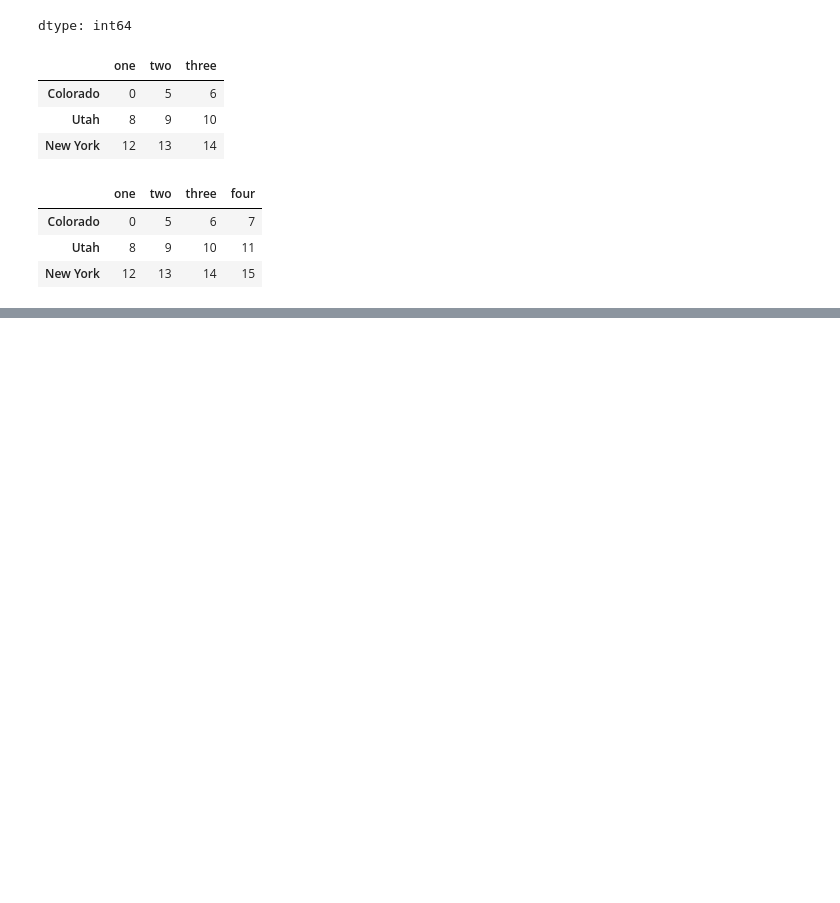
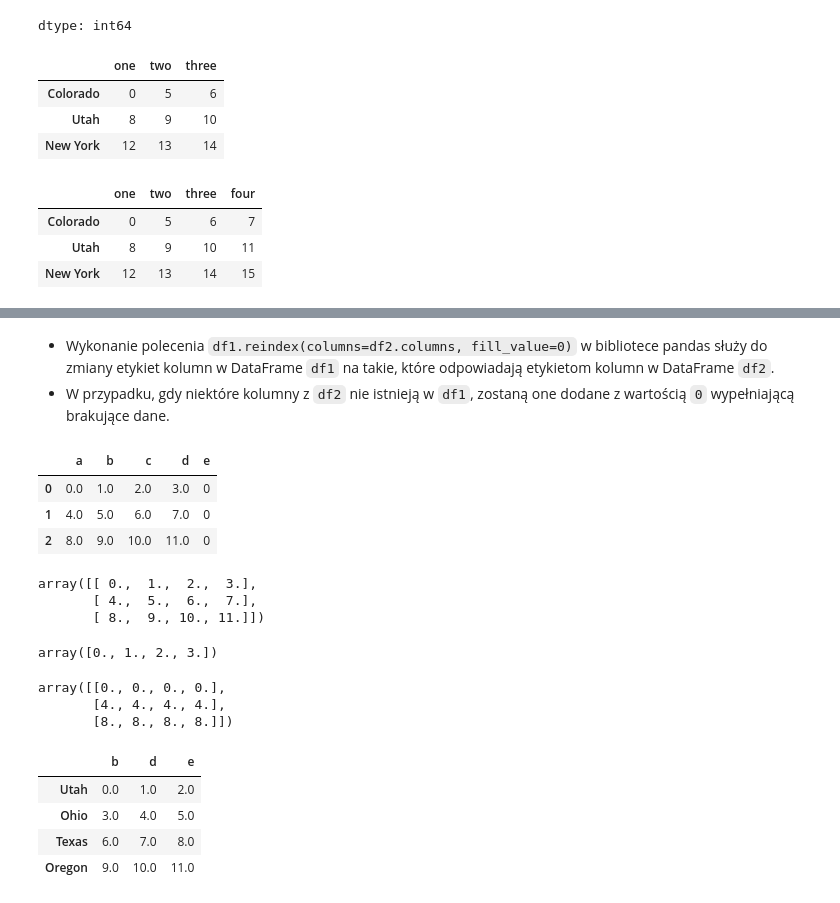
Before and after one commit to url-github/Pandas, a Jupyter notebook: 005_PywAD_Praca_z_biblioteką_Pandas.ipynb, the cells around one changed output, grey strips where cells are left out. Drawn from its saved outputs; the diff is of its cells as text; code cells hidden in the pictures; blank space fills up the shorter version.

Commit message:
005_PywAD_Praca_z_biblioteką_Pandas

```diff
--- a/005_PywAD_Praca_z_biblioteką_Pandas.ipynb
+++ b/005_PywAD_Praca_z_biblioteką_Pandas.ipynb
@@ -1041,0 +1192,37 @@ frame - series
+# %% [markdown]
+- Wykonanie polecenia `df1.reindex(columns=df2.columns, fill_value=0)` w bibliotece pandas służy do zmiany etykiet kolumn w DataFrame `df1` na takie, które odpowiadają etykietom kolumn w DataFrame `df2`.
+- W przypadku, gdy niektóre kolumny z `df2` nie istnieją w `df1`, zostaną one dodane z wartością `0` wypełniającą brakujące dane.
+# %%
+df1.reindex(columns=df2.columns, fill_value=0)
+# %% [output]
+|  | a | b | c | d | e |
+| 0 | 0.0 | 1.0 | 2.0 | 3.0 | 0 |
+| 1 | 4.0 | 5.0 | 6.0 | 7.0 | 0 |
+| 2 | 8.0 | 9.0 | 10.0 | 11.0 | 0 |
+# %%
+arr = np.arange(12.).reshape((3, 4))
+arr
+# %% [output]
+array([[ 0.,  1.,  2.,  3.],
+       [ 4.,  5.,  6.,  7.],
+       [ 8.,  9., 10., 11.]])
+# %%
+arr[0]
+# %% [output]
+array([0., 1., 2., 3.])
+# %%
+arr - arr[0]
+# %% [output]
+array([[0., 0., 0., 0.],
+       [4., 4., 4., 4.],
+       [8., 8., 8., 8.]])
+# %%
+frame = pd.DataFrame(np.arange(12.).reshape((4, 3)), columns=list("bde"),
+                     index=["Utah", "Ohio", "Texas", "Oregon"])
+frame
+# %% [output]
+|  | b | d | e |
+| Utah | 0.0 | 1.0 | 2.0 |
+| Ohio | 3.0 | 4.0 | 5.0 |
+| Texas | 6.0 | 7.0 | 8.0 |
+| Oregon | 9.0 | 10.0 | 11.0 |
```
Also changed, not shown: parts of 56 cells of this notebook.
